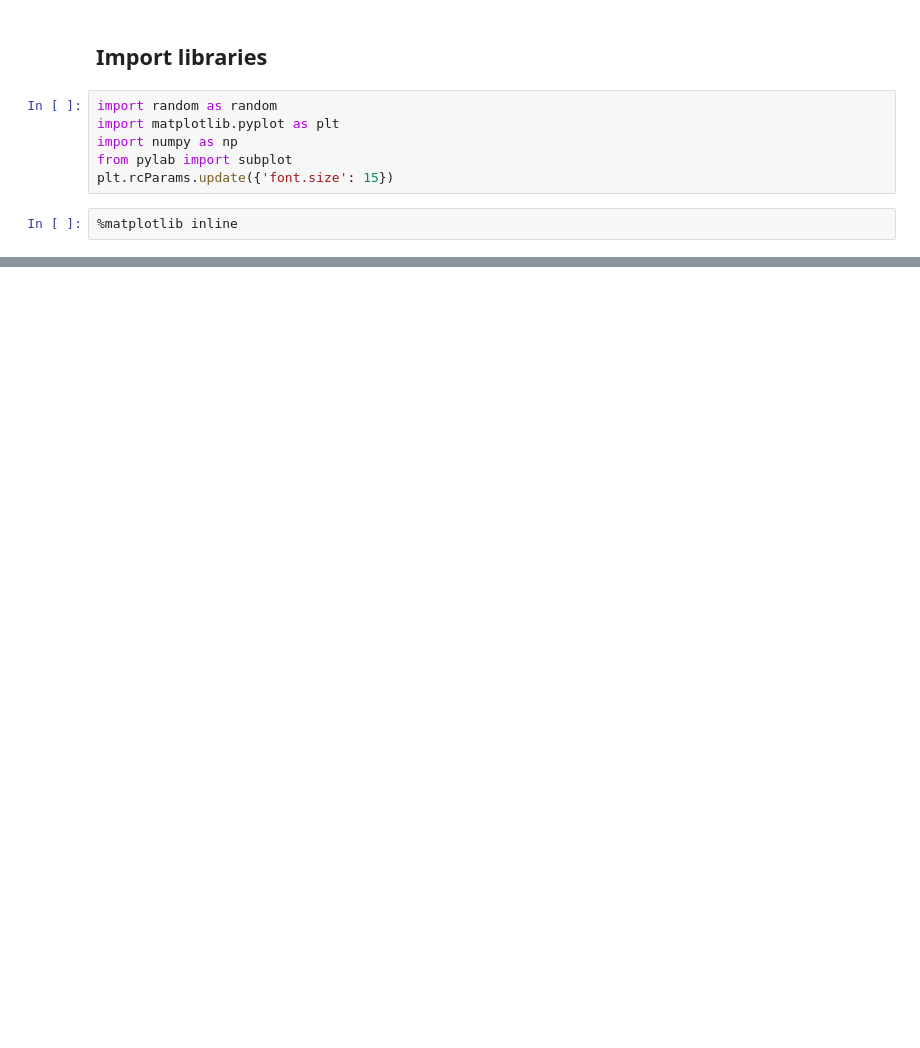
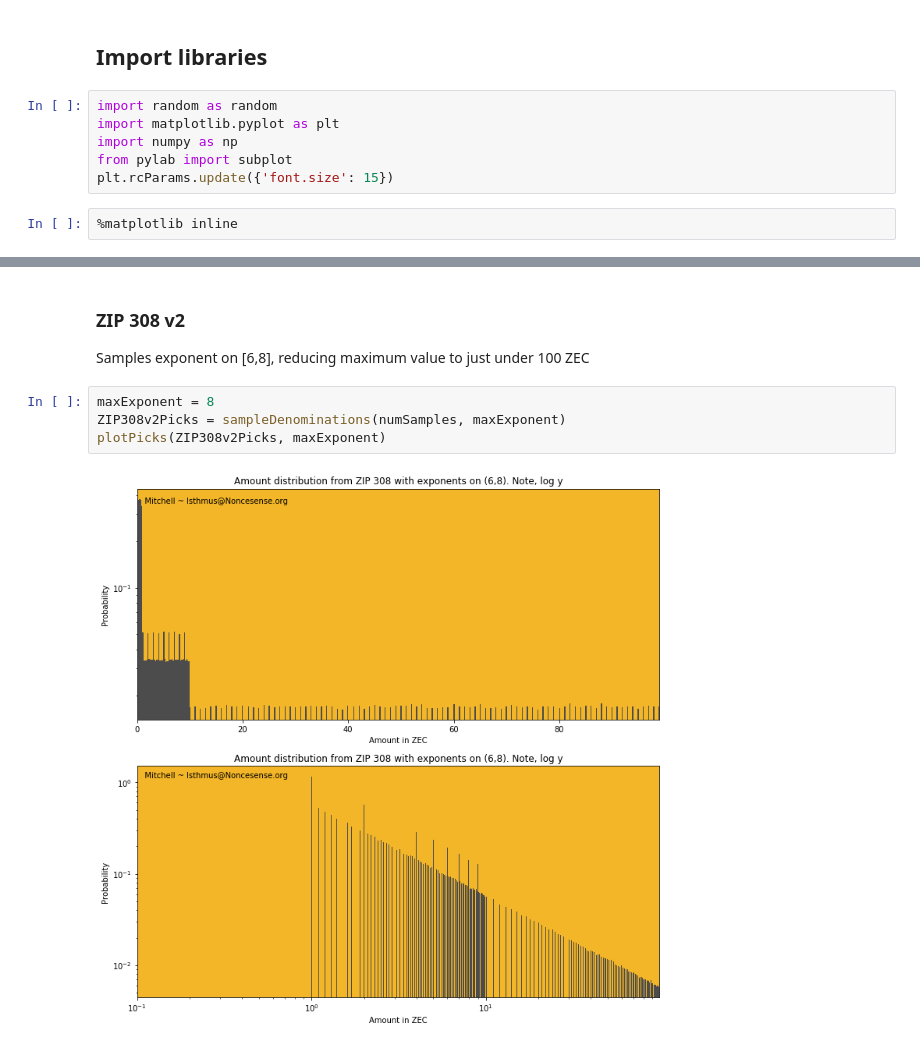
Before and after one commit to noncesense-research-lab/NRL_zcash_turnstile_research, a Jupyter notebook: ZIP308_denomination_model.ipynb, the cells around one changed output, grey strips where cells are left out. Drawn from its saved outputs; the diff is of its cells as text; blank space fills up the shorter version.

```diff
--- a/ZIP308_denomination_model.ipynb
+++ b/ZIP308_denomination_model.ipynb
@@ -72,0 +91,9 @@ plt.text(10**6.5,10**-4.2,'Isthmus@Noncesense.org');
+# %% [markdown]
+### ZIP 308 v2
+Samples exponent on [6,8], reducing maximum value to just under 100 ZEC
+# %%
+maxExponent = 8
+ZIP308v2Picks = sampleDenominations(numSamples, maxExponent)
+plotPicks(ZIP308v2Picks, maxExponent)
+# %% [output]
+[figure, added]
```
Also changed, not shown: parts of 12 cells of this notebook.
